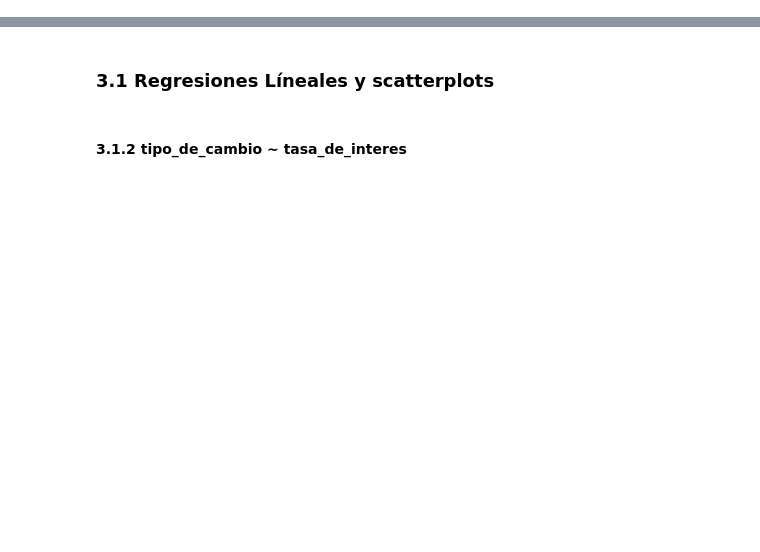
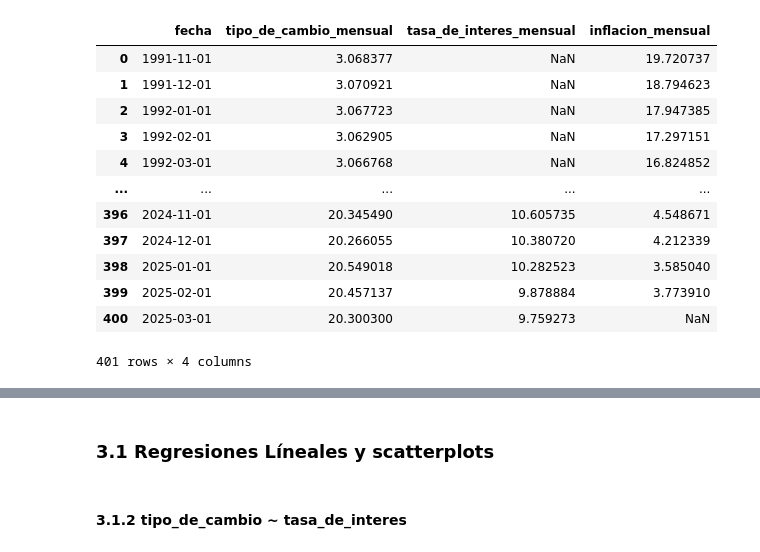
Before and after one commit to gerardorochabenigno/tarea6, a Jupyter notebook: notebooks/query.ipynb, the cells around one changed output, grey strips where cells are left out. Drawn from its saved outputs; the diff is of its cells as text; code cells hidden in the pictures; blank space fills up the shorter version.

```diff
--- a/notebooks/query.ipynb
+++ b/notebooks/query.ipynb
@@ -31,0 +12,59 @@ series = series[['mes', 'tipo_de_cambio', 'tasa_de_interes', 'inflacion']]
+# %%
+query = """
+WITH
+    tipo_de_cambio_mensual AS (
+        SELECT
+            DATE_TRUNC('month', fecha) AS fecha,
+            AVG(tipo_de_cambio) AS tipo_de_cambio_mensual
+        FROM econ.tipo_de_cambio
+        GROUP BY 1
+    ),
+
+    tasa_de_interes_mensual AS (
+        SELECT
+            DATE_TRUNC('month', fecha) AS fecha,
+            AVG(tasa_de_interes) AS tasa_de_interes_mensual
+        FROM econ.tasa_de_interes
+        GROUP BY 1
+    ),
+
+    inflacion_mensual AS (
+        SELECT
+            DATE_TRUNC('month', fecha) AS fecha,
+            AVG(inflacion) AS inflacion_mensual
+        FROM econ.inflacion
+        GROUP BY 1
+    )
+
+SELECT
+    tdc.fecha,
+    tdc.tipo_de_cambio_mensual,
+    ti.tasa_de_interes_mensual,
+    inf.inflacion_mensual
+FROM tipo_de_cambio_mensual tdc
+LEFT JOIN tasa_de_interes_mensual ti ON tdc.fecha = ti.fecha
+LEFT JOIN inflacion_mensual inf ON tdc.fecha = inf.fecha
+ORDER BY tdc.fecha;
+
+"""
+
+wr.athena.read_sql_query(
+    query,
+    database="econ",
+    ctas_approach=False,
+    boto3_session=session
+)
+# %% [output]
+|  | fecha | tipo_de_cambio_mensual | tasa_de_interes_mensual | inflacion_mensual |
+| 0 | 1991-11-01 | 3.068377 | NaN | 19.720737 |
+| 1 | 1991-12-01 | 3.070921 | NaN | 18.794623 |
+| 2 | 1992-01-01 | 3.067723 | NaN | 17.947385 |
+| 3 | 1992-02-01 | 3.062905 | NaN | 17.297151 |
+| 4 | 1992-03-01 | 3.066768 | NaN | 16.824852 |
+| ... | ... | ... | ... | ... |
+| 396 | 2024-11-01 | 20.345490 | 10.605735 | 4.548671 |
+| 397 | 2024-12-01 | 20.266055 | 10.380720 | 4.212339 |
+| 398 | 2025-01-01 | 20.549018 | 10.282523 | 3.585040 |
+| 399 | 2025-02-01 | 20.457137 | 9.878884 | 3.773910 |
+| 400 | 2025-03-01 | 20.300300 | 9.759273 | NaN |
+401 rows × 4 columns
```
Also changed, not shown: parts of 8 cells of this notebook, 7 other files.
